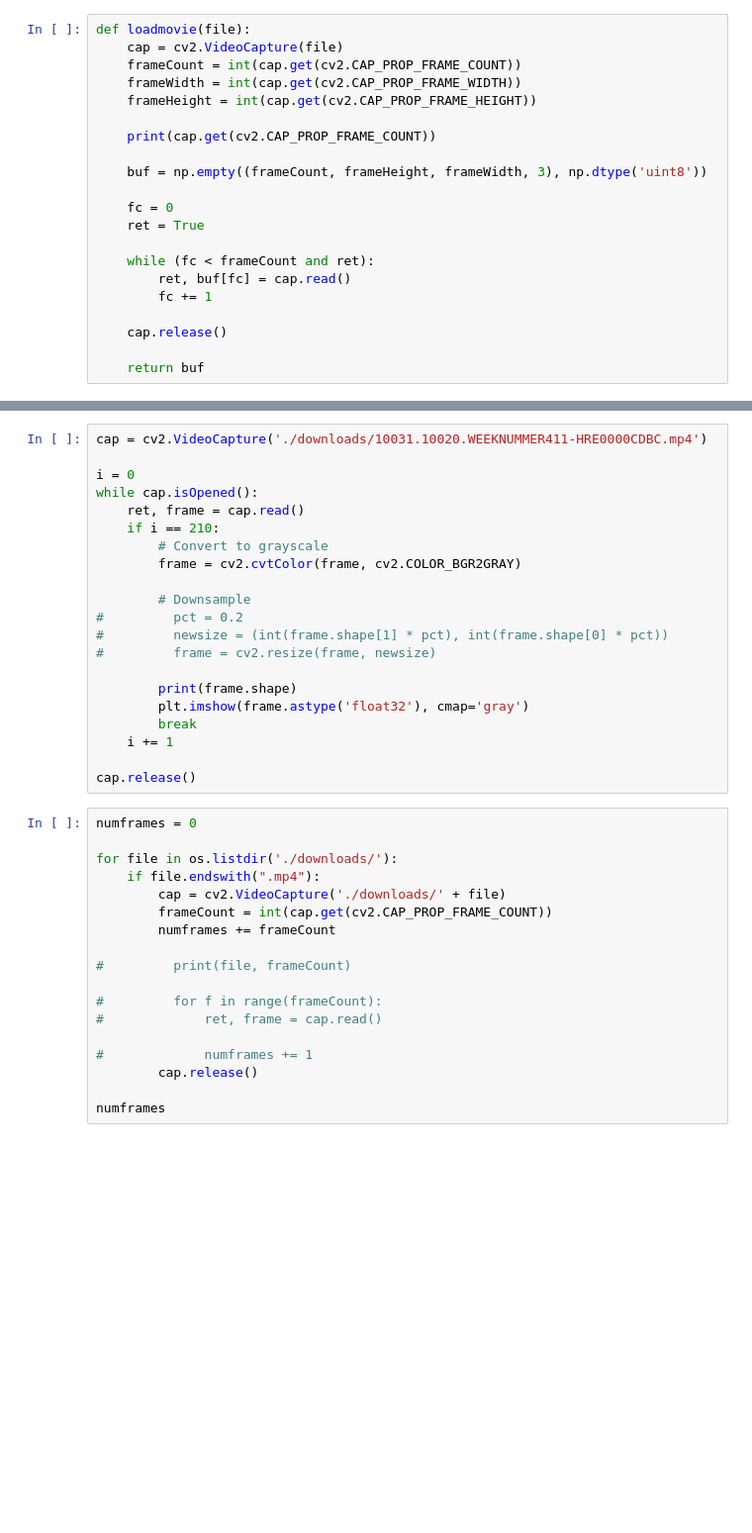
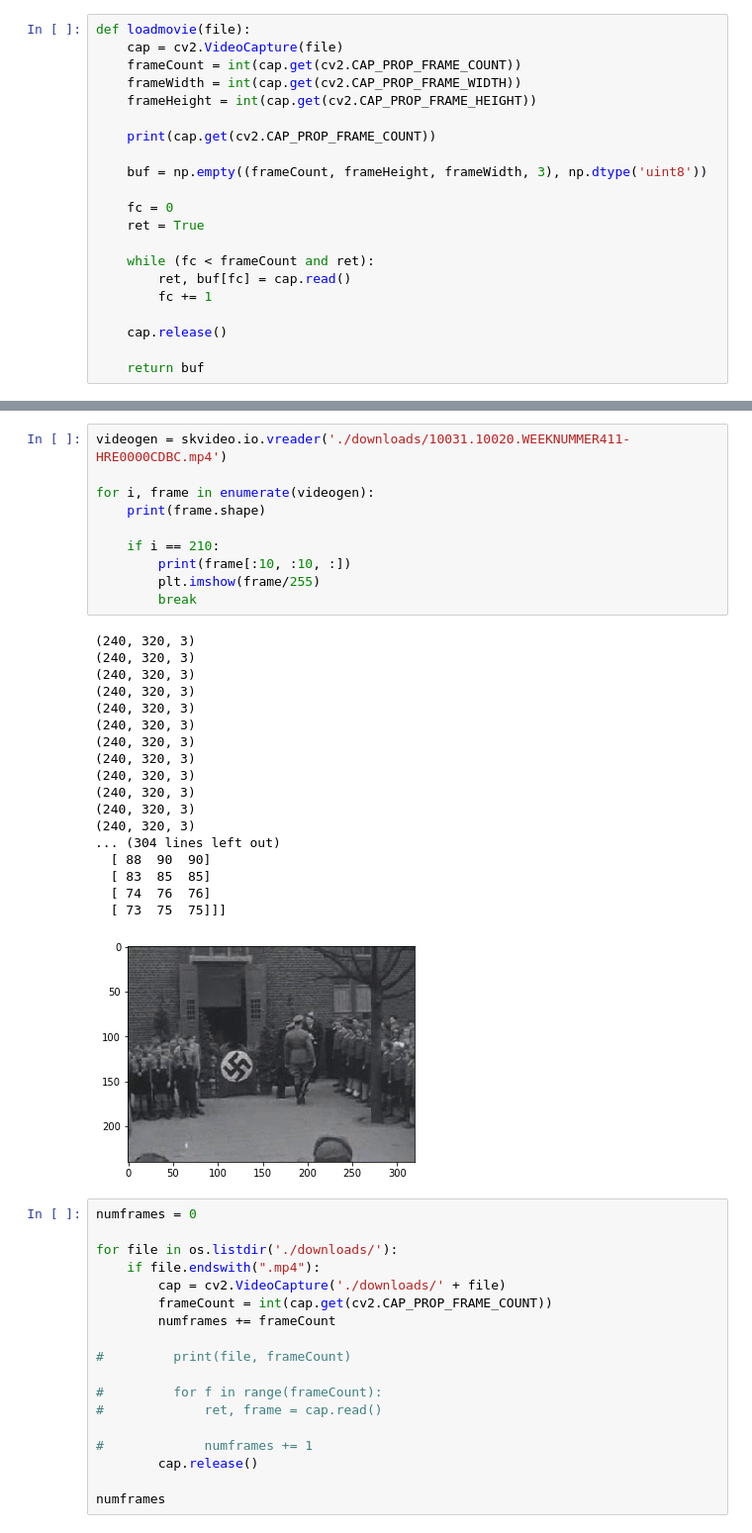
Before and after one commit to pbloem/score, a Jupyter notebook: Test data.ipynb, the cells around one changed output, grey strips where cells are left out. Shown: that part at 99% size. Cells and saved outputs as stored; diff of their text form; blank space fills up the shorter version.

Commit message:
Switch to skvideo

```diff
--- a/Test data.ipynb
+++ b/Test data.ipynb
@@ -36,24 +50,32 @@ for url in tqdm.tqdm(df[:300][2]):
-# %%
-cap = cv2.VideoCapture('./downloads/10031.10020.WEEKNUMMER411-HRE0000CDBC.mp4')
-
-i = 0
-while cap.isOpened():
-    ret, frame = cap.read()
-    if i == 210:
-        # Convert to grayscale
-        frame = cv2.cvtColor(frame, cv2.COLOR_BGR2GRAY)
-
-        # Downsample
-#         pct = 0.2
-#         newsize = (int(frame.shape[1] * pct), int(frame.shape[0] * pct))
-#         frame = cv2.resize(frame, newsize)
-
-        print(frame.shape)
-        plt.imshow(frame.astype('float32'), cmap='gray')
-        break
-    i += 1
-
-cap.release()
+# %%
+videogen = skvideo.io.vreader('./downloads/10031.10020.WEEKNUMMER411-HRE0000CDBC.mp4')
+
+for i, frame in enumerate(videogen):
+    print(frame.shape)
+
+    if i == 210:
+        print(frame[:10, :10, :])
+        plt.imshow(frame/255)
+        break
+# %% [output]
+(240, 320, 3)
+(240, 320, 3)
+(240, 320, 3)
+(240, 320, 3)
+(240, 320, 3)
+(240, 320, 3)
+(240, 320, 3)
+(240, 320, 3)
+(240, 320, 3)
+(240, 320, 3)
+(240, 320, 3)
+(240, 320, 3)
+... (304 lines left out)
+  [ 88  90  90]
+  [ 83  85  85]
+  [ 74  76  76]
+  [ 73  75  75]]]
+[figure, added]
 # %%
 numframes = 0
 
```
Also changed, not shown: parts of 6 cells of this notebook, 3 other files.
